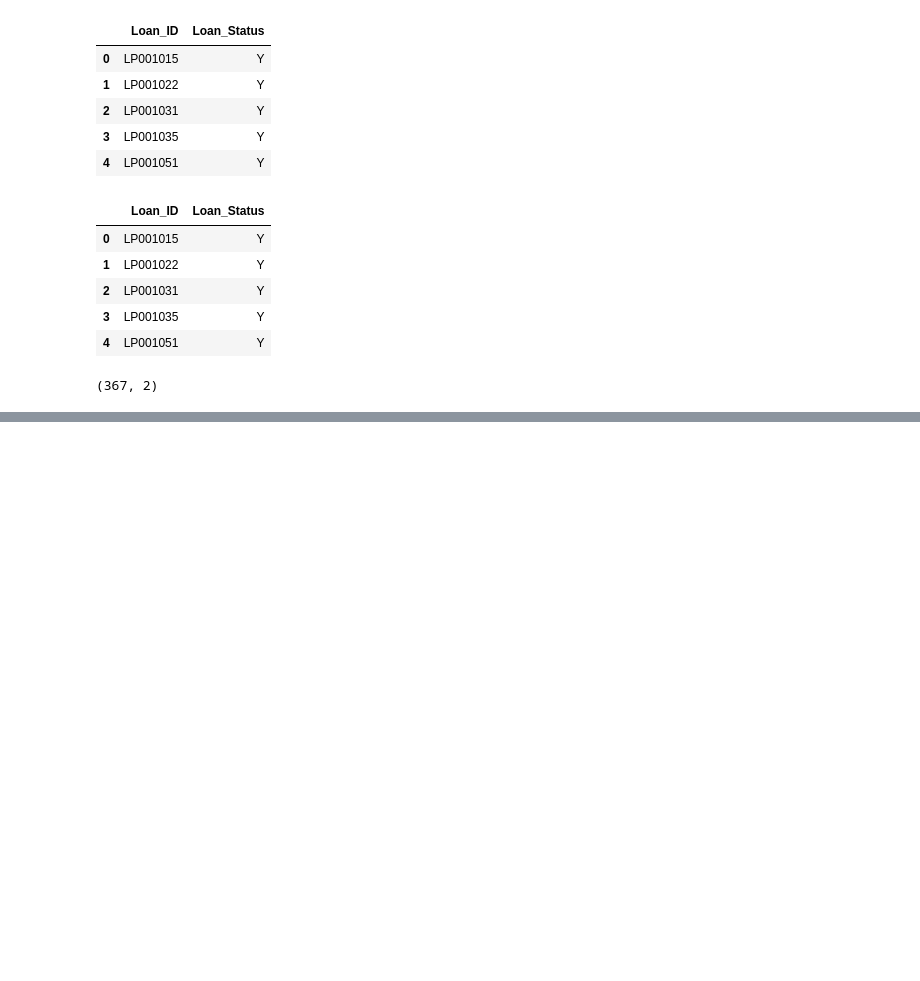
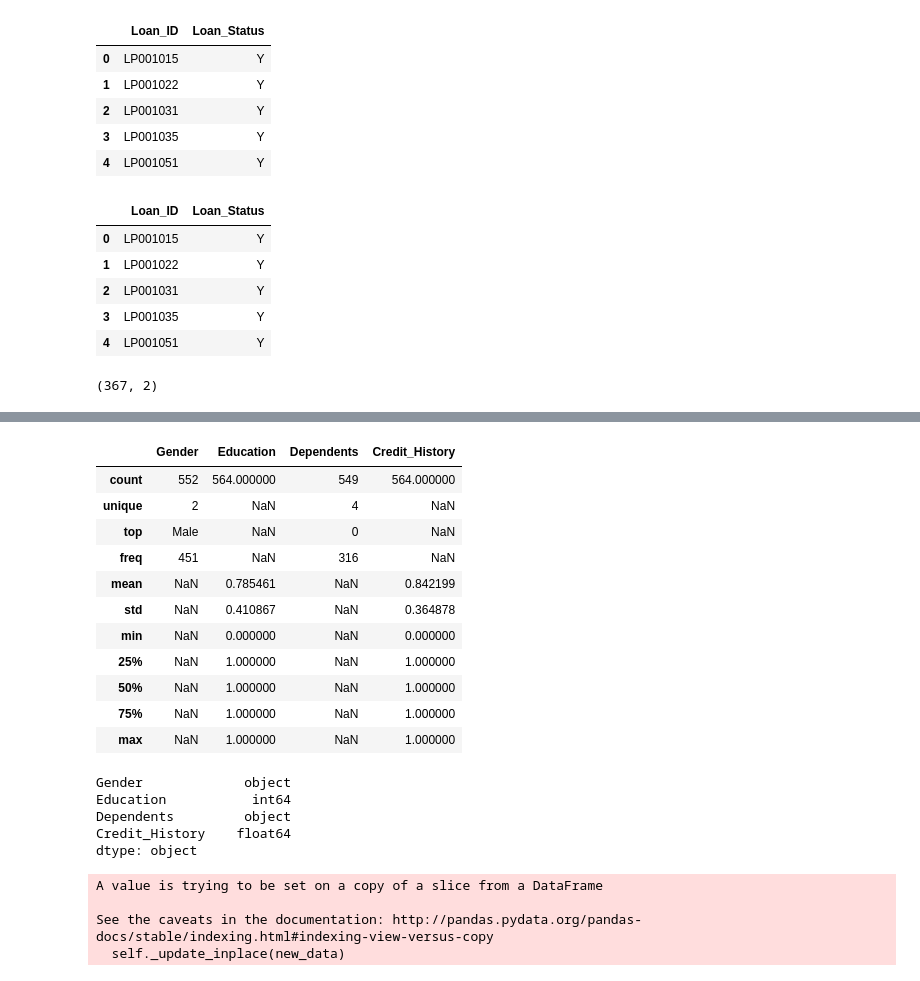
Before and after one commit to Shanky-21/Analytics_vidya, a Jupyter notebook: Loan approval prediction.ipynb, the cells around one changed output, grey strips where cells are left out. Saved outputs shown, nothing was run; the diff lists cells and outputs as text; code cells hidden in the pictures; blank space fills up the shorter version.

```diff
--- a/Loan approval prediction.ipynb
+++ b/Loan approval prediction.ipynb
@@ -236,0 +266,32 @@ predict.shape
+# %%
+x_train2.describe(include = 'all')
+# %% [output]
+|  | Gender | Education | Dependents | Credit_History |
+| count | 552 | 564.000000 | 549 | 564.000000 |
+| unique | 2 | NaN | 4 | NaN |
+| top | Male | NaN | 0 | NaN |
+| freq | 451 | NaN | 316 | NaN |
+| mean | NaN | 0.785461 | NaN | 0.842199 |
+| std | NaN | 0.410867 | NaN | 0.364878 |
+| min | NaN | 0.000000 | NaN | 0.000000 |
+| 25% | NaN | 1.000000 | NaN | 1.000000 |
+| 50% | NaN | 1.000000 | NaN | 1.000000 |
+| 75% | NaN | 1.000000 | NaN | 1.000000 |
+| max | NaN | 1.000000 | NaN | 1.000000 |
+# %%
+x_train2.dtypes
+# %% [output]
+Gender             object
+Education           int64
+Dependents         object
+Credit_History    float64
+dtype: object
+# %%
+x_train2.Gender.replace(('Male', 'Female'), (1,2), inplace = True)
+x_train2.Dependents.replace(('3+',), (4,), inplace = True)
+x_train2.Dependents = x_train2.Dependents.astype(float)
+# %% [output]
+A value is trying to be set on a copy of a slice from a DataFrame
+
+See the caveats in the documentation: http://pandas.pydata.org/pandas-docs/stable/indexing.html#indexing-view-versus-copy
+  self._update_inplace(new_data)
```
Also changed, not shown: parts of 58 cells of this notebook.
